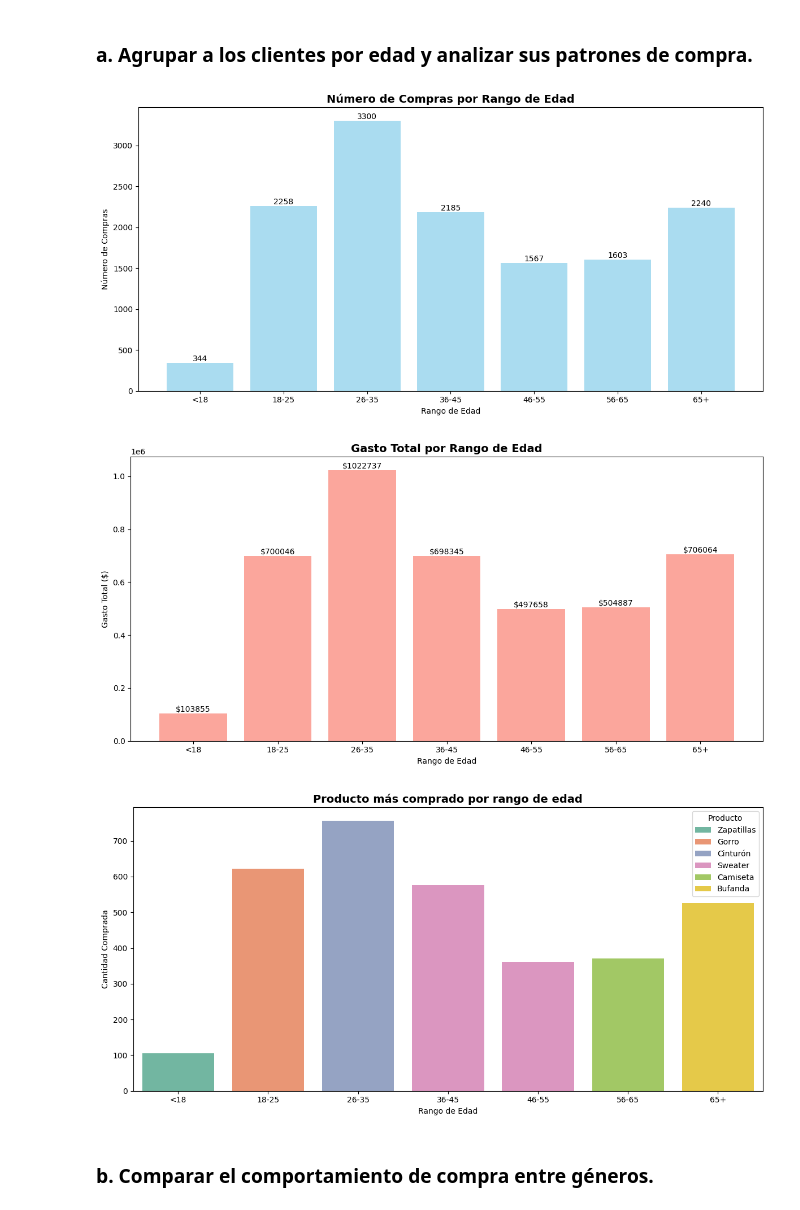
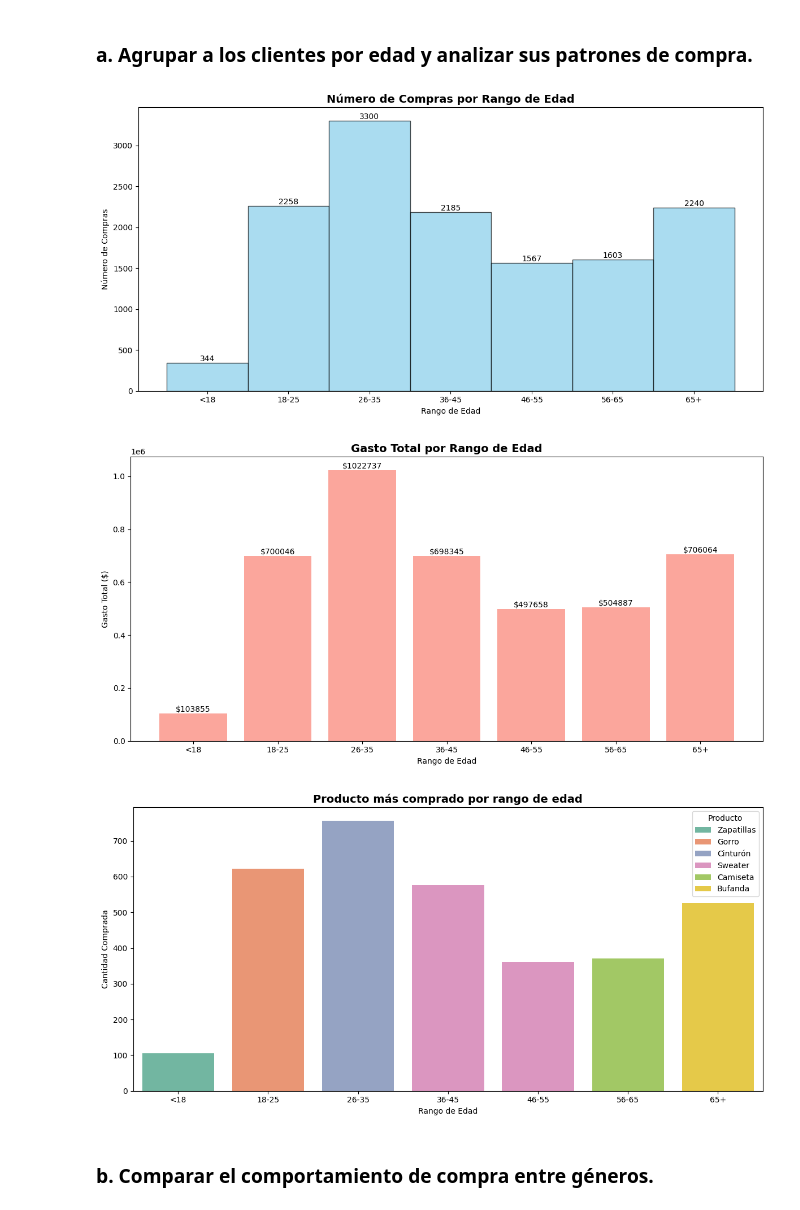
Before and after one commit to Eduardo1232000/SOG22S25_G3, a Jupyter notebook: practica.ipynb, the cells around one changed output. Cells and saved outputs as stored; diff of their text form; code cells hidden in the pictures.

Commit message:
[HOTFIX] Histograma inciso 4

```diff
--- a/practica.ipynb
+++ b/practica.ipynb
@@ -306,14 +298,16 @@ top_productos = productos_edad.groupby('rango_edad', observed=False).first().res
 
 # GRAFICA DE NUMERO DE COMPRAS POR RANGO DE EDAD
 plt.figure(figsize=(12, 6))
-bars1 = plt.bar(analisis_edad.index, analisis_edad['num_compras'], color='skyblue', alpha=0.7)
+x = np.arange(len(analisis_edad.index))
+bars = plt.bar(x, analisis_edad['num_compras'], width=1.0, color='skyblue', alpha=0.7, edgecolor='black')
+for bar in bars:
+    height = bar.get_height()
+    plt.text(bar.get_x() + bar.get_width()/2., height + 0.1,
+             f'{int(height)}', ha='center', va='bottom', fontsize=10)
 plt.title('Número de Compras por Rango de Edad', fontsize=14, fontweight='bold')
 plt.xlabel('Rango de Edad')
 plt.ylabel('Número de Compras')
-for bar in bars1:
-    height = bar.get_height()
-    plt.text(bar.get_x() + bar.get_width()/2., height + 0.1,
-             f'{int(height)}', ha='center', va='bottom')
+plt.xticks(x, analisis_edad.index)  # Etiquetas de los rangos
 plt.tight_layout()
 plt.show()
 
@@ -322,34 +316,34 @@ plt.show()
 plt.figure(figsize=(12, 6))
 bars2 = plt.bar(analisis_edad.index, analisis_edad['gasto_total'], color='salmon', alpha=0.7)
 plt.title('Gasto Total por Rango de Edad', fontsize=14, fontweight='bold')
 plt.xlabel('Rango de Edad')
 plt.ylabel('Gasto Total ($)')
 for bar in bars2:
     height = bar.get_height()
     plt.text(bar.get_x() + bar.get_width()/2., height + 0.1,
              f'${height:.0f}', ha='center', va='bottom')
 plt.tight_layout()
 plt.show()
 
 
 #GRAFICA DE PRODUCTO MAS COMPRAD POR EDAD
 plt.figure(figsize=(12, 6))
 sns.barplot(
     data=top_productos,
     x='rango_edad',
     y='quantity',
     hue='product_name',
     dodge=False,  # evita separar barras
     palette='Set2'
 )
 plt.title('Producto más comprado por rango de edad', fontsize=14, fontweight='bold')
 plt.xlabel('Rango de Edad')
 plt.ylabel('Cantidad Comprada')
 plt.legend(title='Producto')
 plt.tight_layout()
 plt.show()
 # %% [output]
-[figure, old version]
+[figure, new version]
 [figure]
 [figure]
 # %% [markdown]
```
Also changed, not shown: parts of 8 cells of this notebook.
